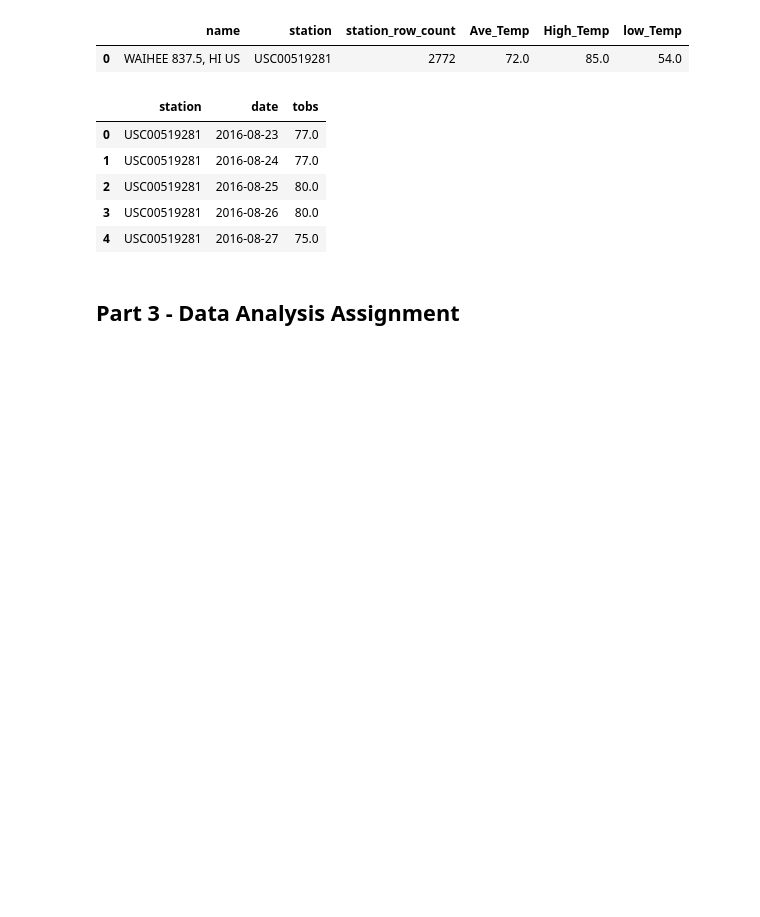
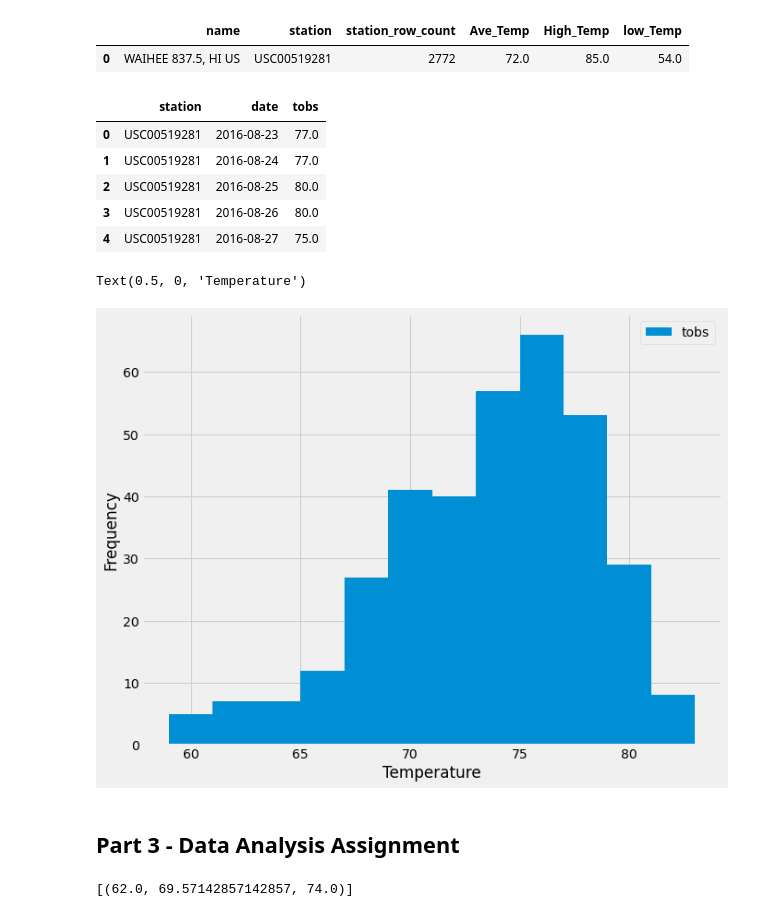
Before and after one commit to Regina0507/Climate-Analysis-and-Exploration, a Jupyter notebook: climate_starter.ipynb, the cells around one changed output. Cells and saved outputs as stored; diff of their text form; code cells hidden in the pictures; blank space fills up the shorter version.

```diff
--- a/climate_starter.ipynb
+++ b/climate_starter.ipynb
@@ -197,6 +200,15 @@ temp_high_station.head()
 | 2 | USC00519281 | 2016-08-25 | 80.0 |
 | 3 | USC00519281 | 2016-08-26 | 80.0 |
 | 4 | USC00519281 | 2016-08-27 | 75.0 |
+# %%
+fig = plt.figure(figsize = (10,8))
+plt.hist(temp_high_station['tobs'],bins = 12)
+plt.legend(["tobs"], loc='best')
+plt.ylabel('Frequency')
+plt.xlabel('Temperature')
+# %% [output]
+Text(0.5, 0, 'Temperature')
+[figure, added]
 # %% [markdown]
 ## Part 3 - Data Analysis Assignment
 # %%
@@ -215,10 +227,15 @@ def calc_temps(start_date, end_date):
 
     # your code here
 
-    return # your code here
+    return engsession.query(func.min(Measurement_rain.tobs), func.avg(Measurement_rain.tobs), func.max(Measurement_rain.tobs)).\
+    filter(Measurement_rain.date >= start_date).filter(Measurement_rain.date <= end_date).all()
+
+
 
 # function usage example
 print(calc_temps('2012-02-28', '2012-03-05'))
+# %% [output]
+[(62.0, 69.57142857142857, 74.0)]
 # %%
 # Use your previous function `calc_temps` to calculate the tmin, tavg, and tmax
 # for your trip using the previous year's data for those same dates.
```
Also changed, not shown: parts of 1 cell of this notebook.
